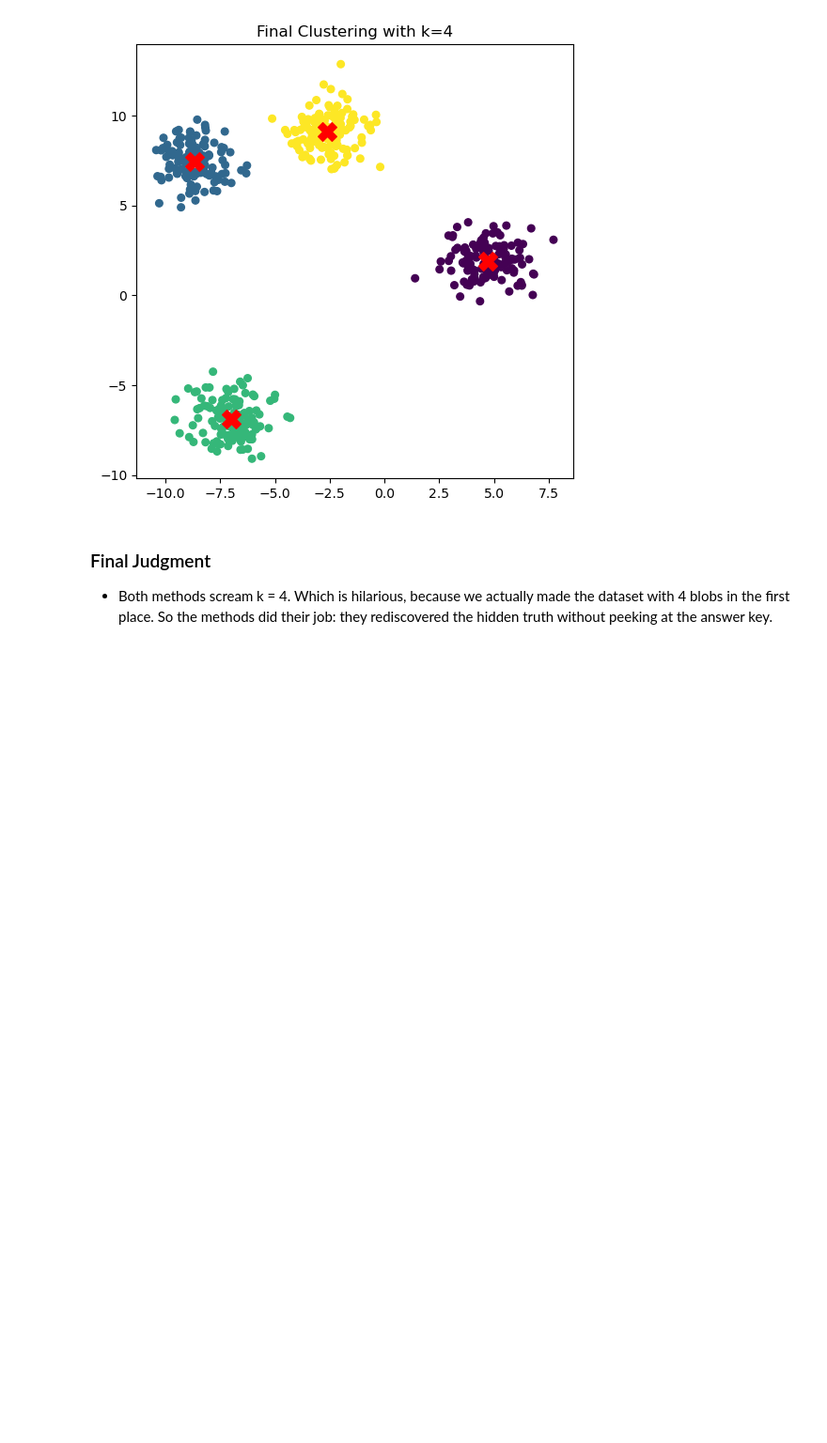
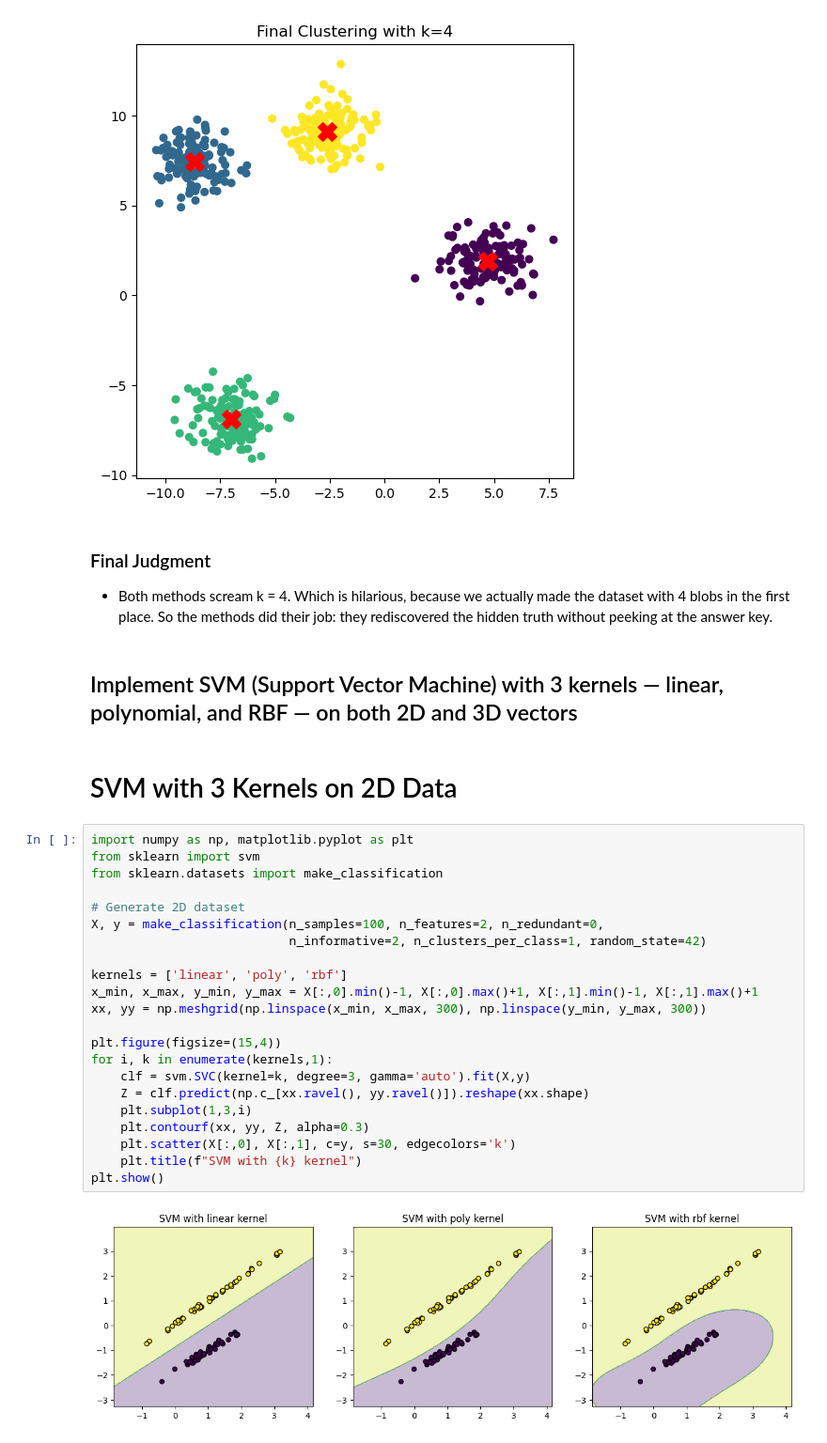
Before and after one commit to Vamc-24/LAB3-1, a Jupyter notebook: lab 3-1/ML/ML Programs.ipynb, the cells around one changed output. Shown at 94% size. Saved outputs shown, nothing was run; the diff lists cells and outputs as text; blank space fills up the shorter version.

```diff
--- a/lab 3-1/ML/ML Programs.ipynb
+++ b/lab 3-1/ML/ML Programs.ipynb
@@ -851,3 +851,31 @@ plt.show()
 ### Final Judgment
 
 - Both methods scream k = 4. Which is hilarious, because we actually made the dataset with 4 blobs in the first place. So the methods did their job: they rediscovered the hidden truth without peeking at the answer key.
+# %% [markdown]
+## Implement SVM (Support Vector Machine) with 3 kernels — linear, polynomial, and RBF — on both 2D and 3D vectors
+# %% [markdown]
+# SVM with 3 Kernels on 2D Data
+# %%
+import numpy as np, matplotlib.pyplot as plt
+from sklearn import svm
+from sklearn.datasets import make_classification
+
+# Generate 2D dataset
+X, y = make_classification(n_samples=100, n_features=2, n_redundant=0,
+                           n_informative=2, n_clusters_per_class=1, random_state=42)
+
+kernels = ['linear', 'poly', 'rbf']
+x_min, x_max, y_min, y_max = X[:,0].min()-1, X[:,0].max()+1, X[:,1].min()-1, X[:,1].max()+1
+xx, yy = np.meshgrid(np.linspace(x_min, x_max, 300), np.linspace(y_min, y_max, 300))
+
+plt.figure(figsize=(15,4))
+for i, k in enumerate(kernels,1):
+    clf = svm.SVC(kernel=k, degree=3, gamma='auto').fit(X,y)
+    Z = clf.predict(np.c_[xx.ravel(), yy.ravel()]).reshape(xx.shape)
+    plt.subplot(1,3,i)
+    plt.contourf(xx, yy, Z, alpha=0.3)
+    plt.scatter(X[:,0], X[:,1], c=y, s=30, edgecolors='k')
+    plt.title(f"SVM with {k} kernel")
+plt.show()
+# %% [output]
+[figure, added]
```
Also changed, not shown: parts of 14 cells of this notebook.
